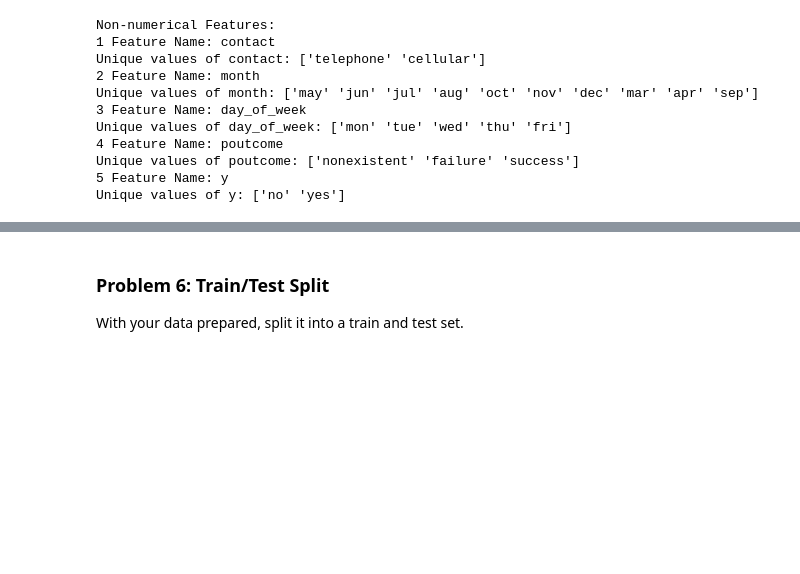
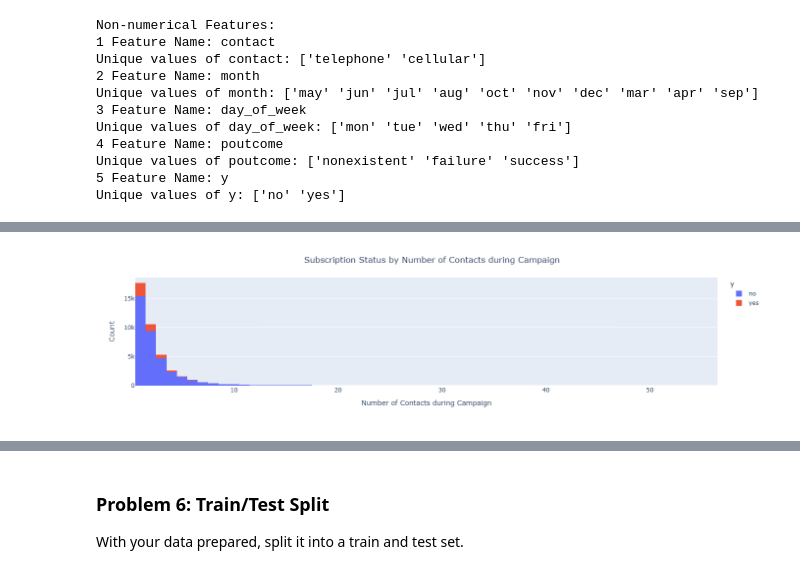
Before and after one commit to amanbhardwaj/compare-classifiers, a Jupyter notebook: prompt_III.ipynb, the cells around one changed output, grey strips where cells are left out. Cells and saved outputs as stored; diff of their text form; code cells hidden in the pictures; blank space fills up the shorter version.

```diff
--- a/prompt_III.ipynb
+++ b/prompt_III.ipynb
@@ -233,0 +260,10 @@ Unique values of y: ['no' 'yes']
+# %%
+# Subscription Status breakdown by Number of Contacts during Campaign
+fig = px.histogram(campaign_df, x='campaign', color='y')
+fig.update_layout(title={'text': 'Subscription Status by Number of Contacts during Campaign','x': 0.5,'xanchor': 'center'},
+                 xaxis_title_text='Number of Contacts during Campaign', yaxis_title_text='Count')
+fig.write_image("images/03_Subscription_Status_by_Number_of_Contacts_during_Campaign.png")
+fig.write_html("plots/03_Subscription_Status_by_Number_of_Contacts_during_Campaign.html")
+fig.show()
+# %% [output]
+[figure, added]
```
Also changed, not shown: parts of 8 cells of this notebook, 14 other files.
